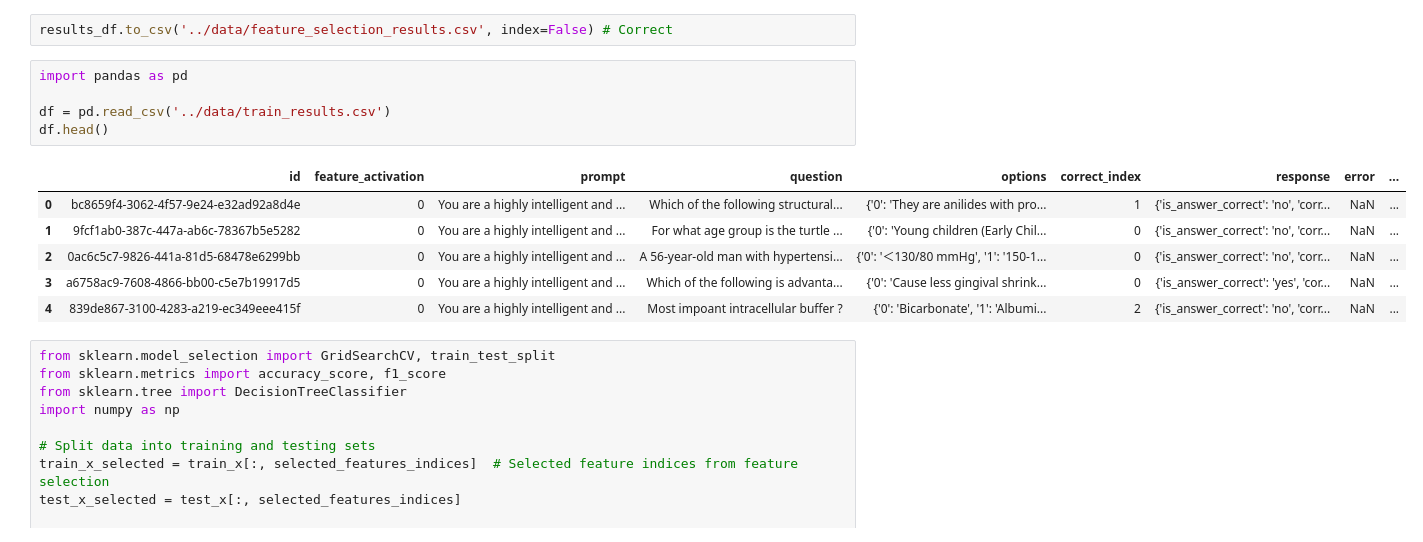
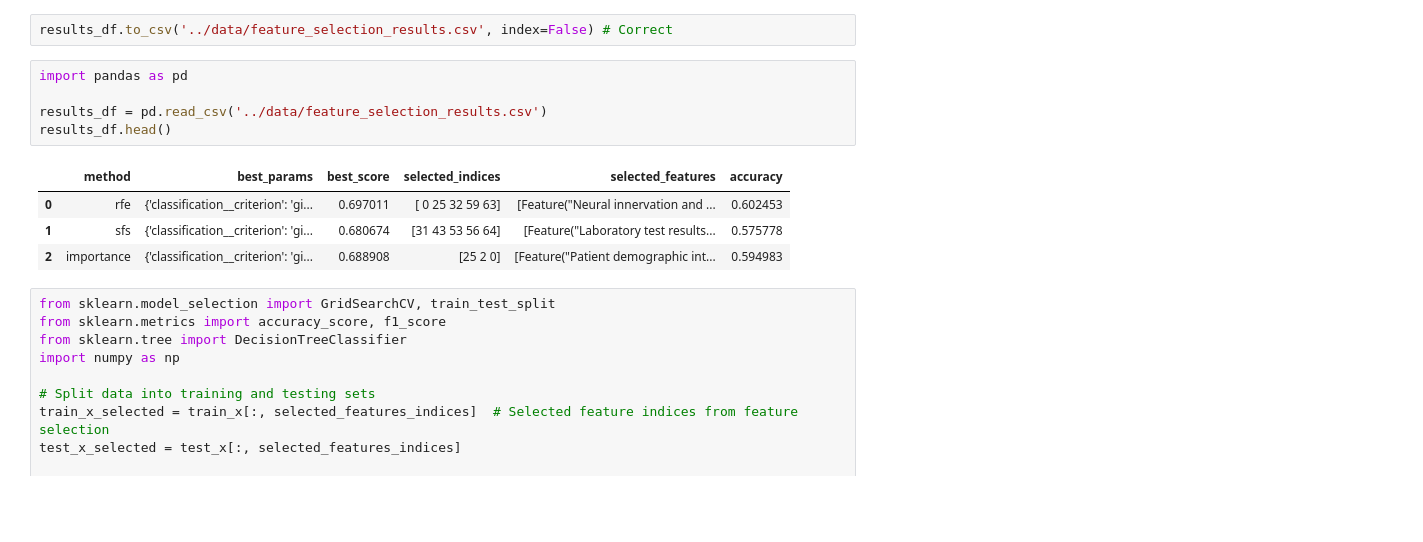
Before and after one commit to Mechanistic-Interpretability-Hackathon/Hallucination-Robustness-Medical-Q-A, a Jupyter notebook: src/classifier/Hallucination_classifier_derivation.ipynb, the cells around one changed output. Drawn from its saved outputs; the diff is of its cells as text; blank space fills up the shorter version.

```diff
--- a/src/classifier/Hallucination_classifier_derivation.ipynb
+++ b/src/classifier/Hallucination_classifier_derivation.ipynb
@@ -1088,15 +968,13 @@ results_df.to_csv('../data/feature_selection_results.csv', index=False) # Correc
 # %%
 import pandas as pd
 
-df = pd.read_csv('../data/train_results.csv')
-df.head()
+results_df = pd.read_csv('../data/feature_selection_results.csv')
+results_df.head()
 # %% [output]
-|  | id | feature_activation | prompt | question | options | correct_index | response | error | ... |
-| 0 | bc8659f4-3062-4f57-9e24-e32ad92a8d4e | 0 | You are a highly intelligent and ... | Which of the following structural... | {'0': 'They are anilides with pro... | 1 | {'is_answer_correct': 'no', 'corr... | NaN | ... |
-| 1 | 9fcf1ab0-387c-447a-ab6c-78367b5e5282 | 0 | You are a highly intelligent and ... | For what age group is the turtle ... | {'0': 'Young children (Early Chil... | 0 | {'is_answer_correct': 'no', 'corr... | NaN | ... |
-| 2 | 0ac6c5c7-9826-441a-81d5-68478e6299bb | 0 | You are a highly intelligent and ... | A 56-year-old man with hypertensi... | {'0': '＜130/80 mmHg', '1': '150-1... | 0 | {'is_answer_correct': 'no', 'corr... | NaN | ... |
-| 3 | a6758ac9-7608-4866-bb00-c5e7b19917d5 | 0 | You are a highly intelligent and ... | Which of the following is advanta... | {'0': 'Cause less gingival shrink... | 0 | {'is_answer_correct': 'yes', 'cor... | NaN | ... |
-| 4 | 839de867-3100-4283-a219-ec349eee415f | 0 | You are a highly intelligent and ... | Most impoant intracellular buffer ? | {'0': 'Bicarbonate', '1': 'Albumi... | 2 | {'is_answer_correct': 'no', 'corr... | NaN | ... |
+|  | method | best_params | best_score | selected_indices | selected_features | accuracy |
+| 0 | rfe | {'classification__criterion': 'gi... | 0.697011 | [ 0 25 32 59 63] | [Feature("Neural innervation and ... | 0.602453 |
+| 1 | sfs | {'classification__criterion': 'gi... | 0.680674 | [31 43 53 56 64] | [Feature("Laboratory test results... | 0.575778 |
+| 2 | importance | {'classification__criterion': 'gi... | 0.688908 | [25 2 0] | [Feature("Patient demographic int... | 0.594983 |
 # %%
 from sklearn.model_selection import GridSearchCV, train_test_split
 from sklearn.metrics import accuracy_score, f1_score
```
Also changed, not shown: parts of 18 cells of this notebook, 11 other files.
